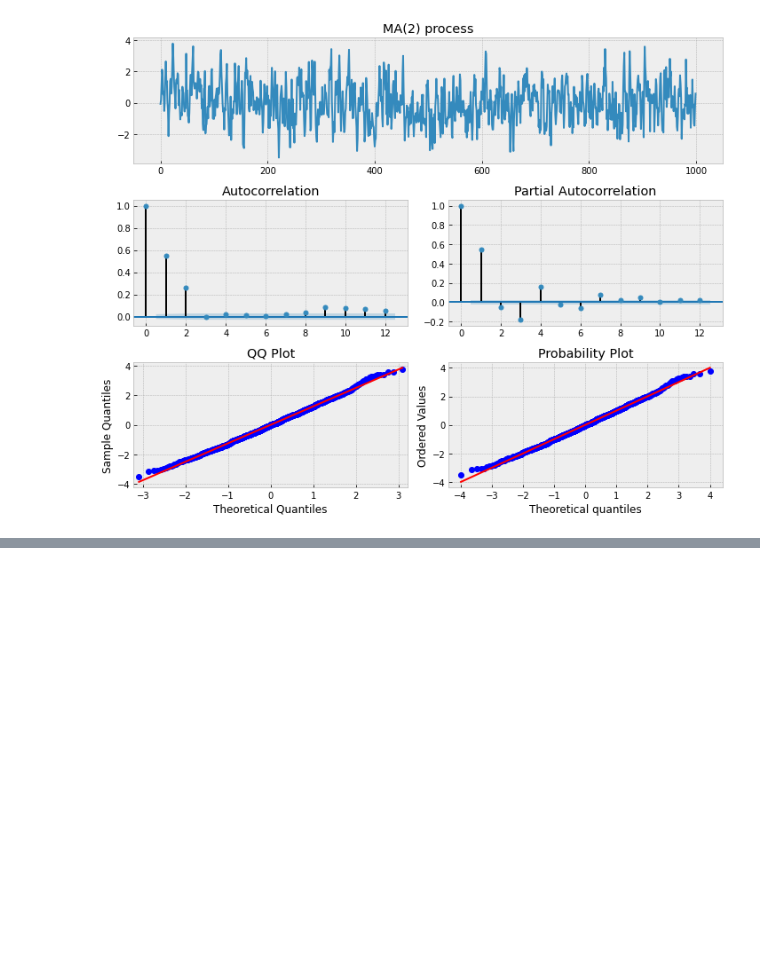
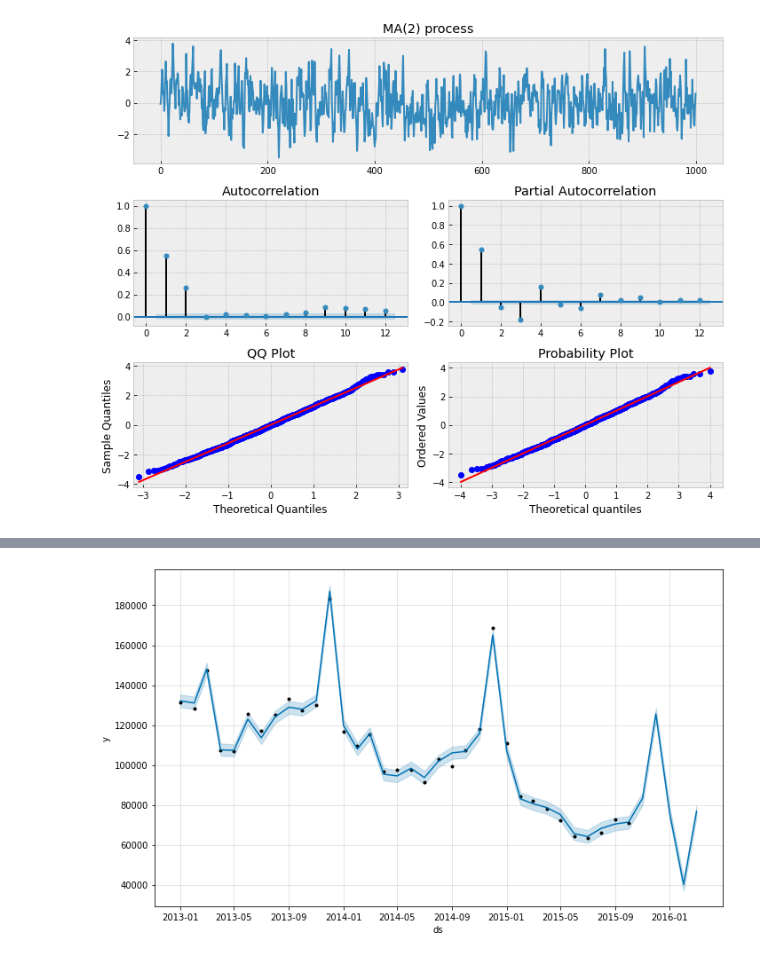
Before and after one commit to Teake1404/Shuqing-Ke-s-Python-Code-Projects, a Jupyter notebook: predict_future_sales.ipynb, the cells around one changed output, grey strips where cells are left out. Saved outputs shown, nothing was run; the diff lists cells and outputs as text; code cells hidden in the pictures; blank space fills up the shorter version.

```diff
--- a/predict_future_sales.ipynb
+++ b/predict_future_sales.ipynb
@@ -212,0 +221,5 @@ ts=ts.reset_index()
+# %%
+ts.columns=['ds','y']
+# %%
+model=Prophet(yearly_seasonality=True)## instantiate Prophet with yearly seasonality as the data is monthly
+model.fit(ts)
@@ -212,0 +230,3 @@ ts=ts.reset_index()
+# %%
+future=model.make_future_dataframe(periods=5,freq='MS')
+forecast=model.predict(future)
@@ -212,0 +242,5 @@ ts=ts.reset_index()
+# %%
+model.plot(forecast)
+plt.show()
+# %% [output]
+[figure, added]
```
Also changed, not shown: parts of 19 cells of this notebook.
